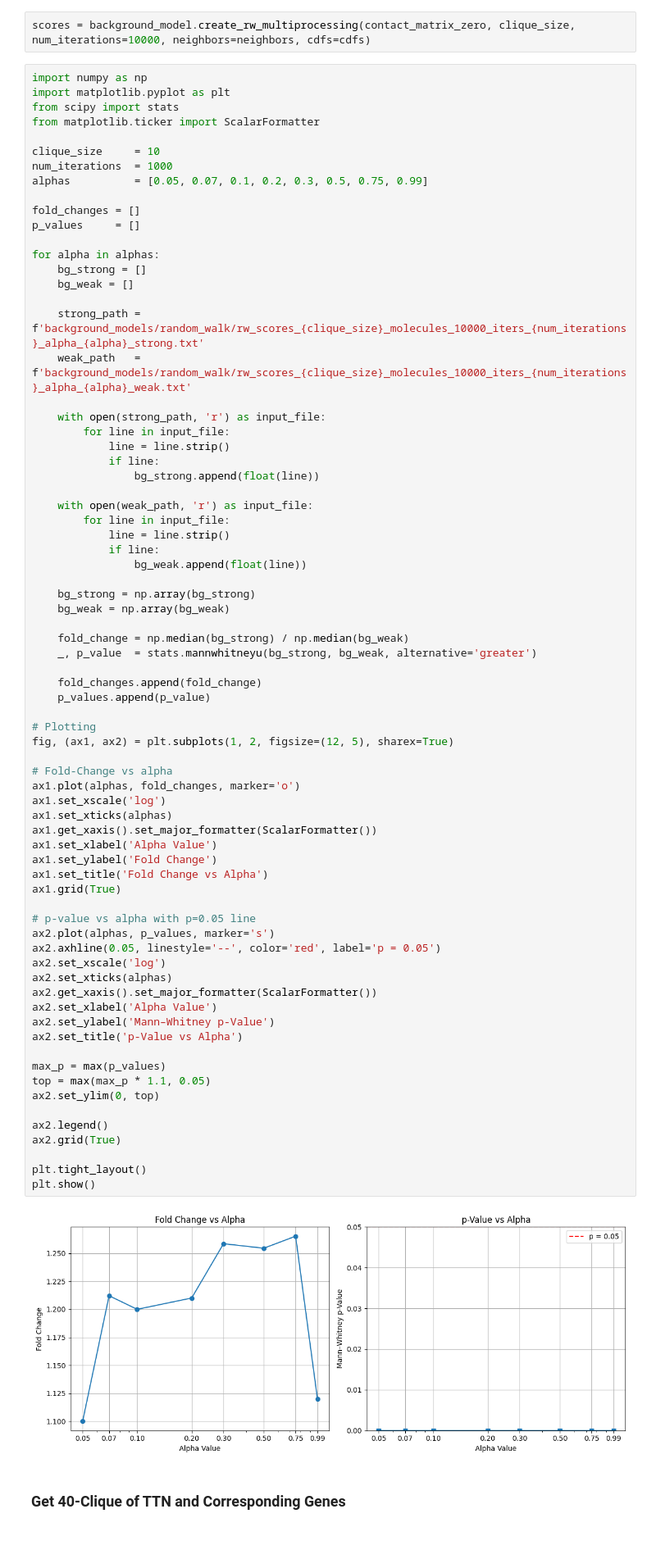
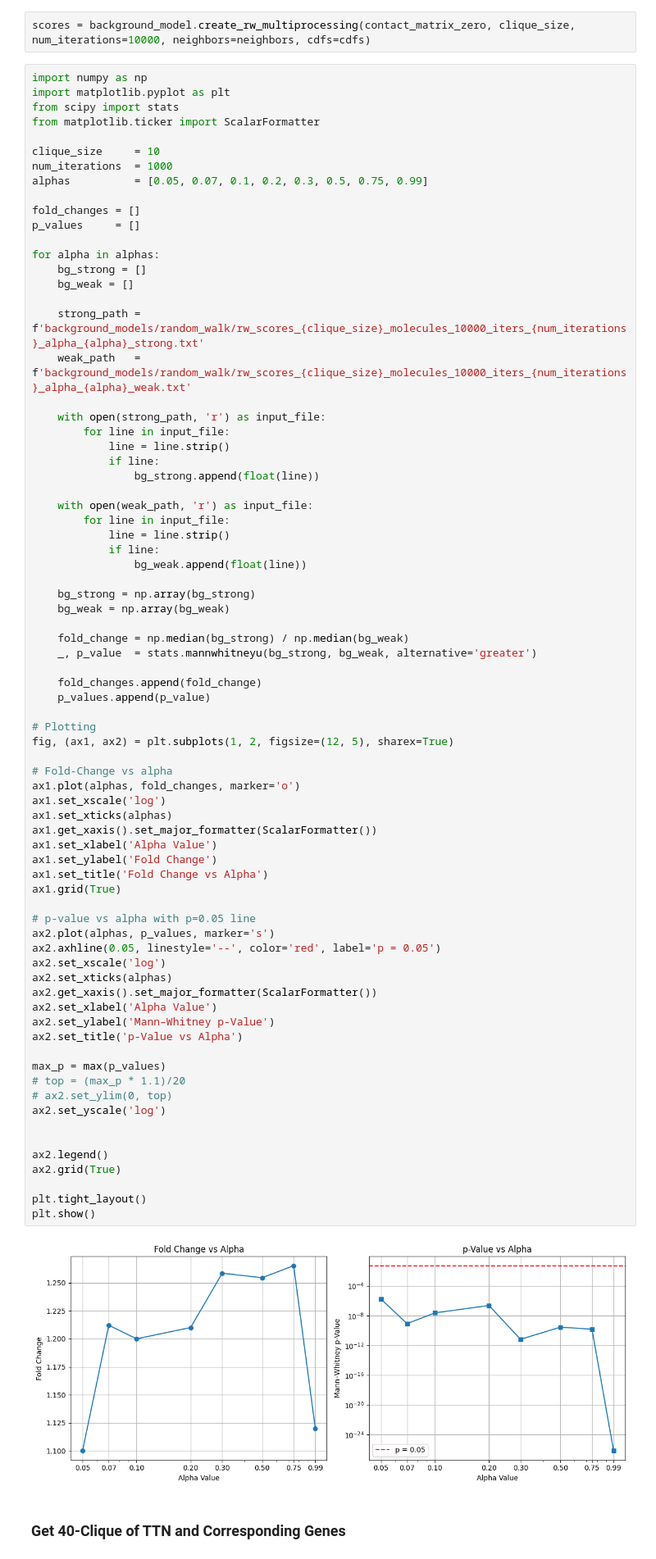
Before and after one commit to ethanoutangoun/chromatin-heart-dev, a Jupyter notebook: expanse_notebook.ipynb, the cells around one changed output. Shown at 82% size. Cells and saved outputs as stored; diff of their text form.

```diff
--- a/expanse_notebook.ipynb
+++ b/expanse_notebook.ipynb
@@ -86,36 +86,38 @@ for alpha in alphas:
 fig, (ax1, ax2) = plt.subplots(1, 2, figsize=(12, 5), sharex=True)
 
 # Fold-Change vs alpha
 ax1.plot(alphas, fold_changes, marker='o')
 ax1.set_xscale('log')
 ax1.set_xticks(alphas)
 ax1.get_xaxis().set_major_formatter(ScalarFormatter())
 ax1.set_xlabel('Alpha Value')
 ax1.set_ylabel('Fold Change')
 ax1.set_title('Fold Change vs Alpha')
 ax1.grid(True)
 
 # p-value vs alpha with p=0.05 line
 ax2.plot(alphas, p_values, marker='s')
 ax2.axhline(0.05, linestyle='--', color='red', label='p = 0.05')
 ax2.set_xscale('log')
 ax2.set_xticks(alphas)
 ax2.get_xaxis().set_major_formatter(ScalarFormatter())
 ax2.set_xlabel('Alpha Value')
 ax2.set_ylabel('Mann–Whitney p-Value')
 ax2.set_title('p-Value vs Alpha')
 
 max_p = max(p_values)
-top = max(max_p * 1.1, 0.05)
-ax2.set_ylim(0, top)
+# top = (max_p * 1.1)/20
+# ax2.set_ylim(0, top)
+ax2.set_yscale('log')
+
 
 ax2.legend()
 ax2.grid(True)
 
 plt.tight_layout()
 plt.show()
 # %% [output]
-[figure, old version]
+[figure, new version]
 # %% [markdown]
 ### Get 40-Clique of TTN and Corresponding Genes
 # %%
```
Also changed, not shown: 5 other files.
